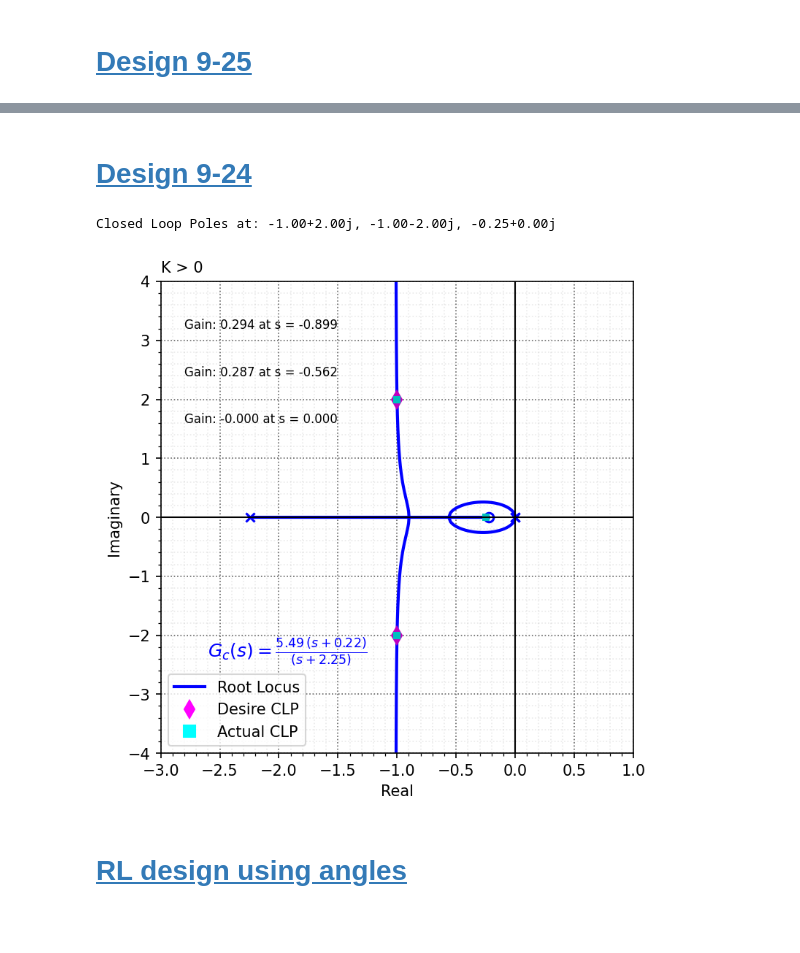
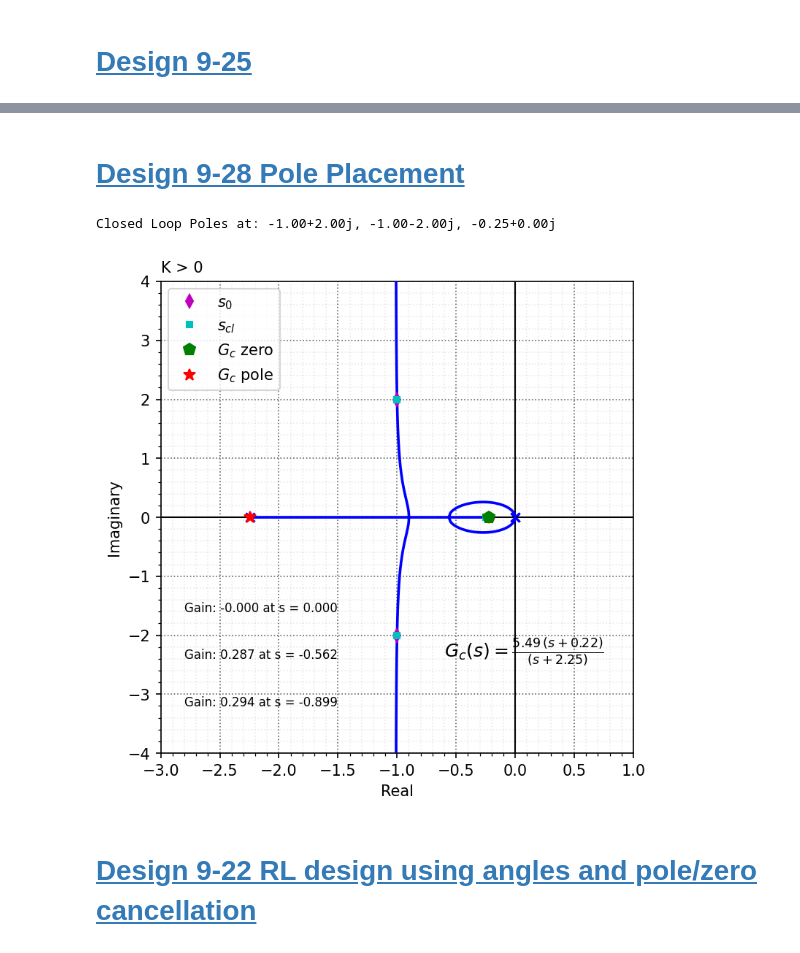
Before and after one commit to mit-acl/16_06_Class, a Jupyter notebook: notebooks/16_06_T9_RL_design.ipynb, the cells around one changed output, grey strips where cells are left out. Saved outputs shown, nothing was run; the diff lists cells and outputs as text; code cells hidden in the pictures; blank space fills up the shorter version.

```diff
--- a/notebooks/16_06_T9_RL_design.ipynb
+++ b/notebooks/16_06_T9_RL_design.ipynb
@@ -209,72 +181,68 @@ Closed Loop Poles at: -4.00+0.00j, -2.00+2.00j, -2.00-2.00j
 # %% [markdown]
-# <a id='toc4_'></a>[Design 9-24](#toc0_)
+# <a id='toc4_'></a>[Design 9-28 Pole Placement](#toc0_)
 # %%
-from sympy import symbols, solve
-K,alp,z,p = symbols('K alp z p')
-
 #System
 G = ct.tf((0,1), (1,0,0))
 #Pole Placement
 s_targ = complex(-1,2)
 
+from sympy import symbols, solve
+Ks,alps,zs,ps = symbols('K alp z p')
+
 gamma = 10
-p = gamma*z
+ps = gamma*zs
 
 # closed-loop char eq will be desired poles and alp, which is unknown
-phi_d = np.convolve(np.convolve((1,-s_targ),(1,np.conjugate(-s_targ))),(1,alp))
+phi_d = np.convolve(np.convolve((1,-s_targ),(1,np.conjugate(-s_targ))),(1,alps))
 # form L_den+KL_num to find actual char eq
-phi_c = np.convolve(np.squeeze(G.den),[1,p]) + K*np.convolve(np.squeeze(G.num),(0,0,1,z))
+phi_c = np.convolve(np.squeeze(G.den),[1,ps]) + Ks*np.convolve(np.squeeze(G.num),(0,0,1,zs))
 
 # equate the two char eq and solve for the parms of the controller
 func = [phi_d[x]-phi_c[x] for x in range(1,4)]
-sol = solve(func,(z,alp,K))
-sol_z, sol_alp, sol_K = [float(sol[0][x]) for x in range(3)]
+sol = solve(func,(zs,alps,Ks))
+sol_z, sol_alp, sol_K = [float(sol[0][x]) for x in range(len(sol[0]))]
 
 Gc = sol_K * ct.tf((1,sol_z), (1,gamma*sol_z))
 L = G*Gc
 Gcl = ct.feedback(L,1)
 scl = Gcl.poles()
 print('Closed Loop Poles at: '+', '.join('{:.2f}'.format(s) for s in scl))
 
 fig, ax = plt.subplots(1,figsize=(5, 5),dpi=150,constrained_layout = True)
 klist, break_info = cm.Root_Locus_gains(L, verbose=True)
 rl = ct.rlocus(L, gains=klist, color='b', ax=ax)
-ax.plot(np.real(s_targ),np.imag(s_targ),'md',ms=8)
+ax.plot(np.real(s_targ),np.imag(s_targ),'md',ms=8,label=r'$s_0$')
 ax.plot(np.real(s_targ),np.imag(-s_targ),'md',ms=8)
-ax.plot(scl.real,scl.imag,'cs',ms=4)
+ax.plot(scl.real,scl.imag,'cs',ms=4,label=r'$s_{cl}$')
 ax.set_xlim([-3, 1]);ax.set_ylim([-4, 4])
-bm.nicegrid(ax)
-plt.xlabel('Real')
-plt.ylabel('Imaginary')
+plt.xlabel('Real');plt.ylabel('Imaginary')
 ax.set_title('K > 0',loc='left')
 cm.add_break_info(ax, break_info)
 
 msgs = cm.show_tf_latex(Gc,factor=True,sigfigs=2,name='G_c(s)')
-ax.text(0.1,0.25,msgs,transform=ax.transAxes, fontsize=12, color='blue', verticalalignment='top')
+ax.text(0.6,0.25,msgs,transform=ax.transAxes, fontsize=12, verticalalignment='top')
 
-# Create custom legend handles
-custom_lines = [
-    Line2D([0], [0], color='blue', lw=2, linestyle='-'),
-    Line2D([0], [0], color='magenta', marker='d', markersize=8, linestyle='None'),
-    Line2D([0], [0], color='cyan', marker='s', markersize=8, linestyle='None'),
-]
-# Add legend with custom handles
-ax.legend(custom_lines, ['Root Locus', 'Desire CLP', 'Actual CLP', ])
+ax.plot(np.real(Gc.zeros()), np.imag(Gc.zeros()), color='green', marker='p', ms=8, ls = "None", label=r'$G_c$ zero',zorder=100)
+ax.plot(np.real(Gc.poles()), np.imag(Gc.poles()), color='red', marker='*', ls = "None", ms=8, label=r'$G_c$ pole',zorder=100)
+
+bm.nicegrid(ax)
+unique = cm.color_rl(ax,verbose=True)
+ax.legend(unique.values(), unique.keys())
 
 plt.savefig("./figs/Ex9_24.pdf", dpi=600)
 
 with open(source+"Gc_9_24_zero.txt", "w") as f:
-    f.write(str(f"{np.real(-Gc.zeros())[0]:4.2f}"))
+    f.write(str(f"{np.real(Gc.zeros())[0]:4.2f}"))
 with open(source+"Gc_9_24_pole.txt", "w") as f:
-    f.write(str(f"{np.real(-Gc.poles())[0]:4.2f}"))
+    f.write(str(f"{np.real(Gc.poles())[0]:4.2f}"))
 with open(source+"Gc_9_24_gain.txt", "w") as f:
     gain = Gc.num[0][0]/Gc.den[0][0]
     f.write(str(f"{gain[0]:4.2f}"))
 # %% [output]
 Closed Loop Poles at: -1.00+2.00j, -1.00-2.00j, -0.25+0.00j
-[figure, old version]
+[figure, new version]
-# %% [markdown]
-# <a id='toc5_'></a>[RL design using angles](#toc0_)
+# %% [markdown]
+# <a id='toc5_'></a>[Design 9-22 RL design using angles and pole/zero cancellation](#toc0_)
 # %%
 # G_c(s) = K(s+z)/(s+p)
 
```
Also changed, not shown: parts of 7 cells of this notebook, 6 other files.
